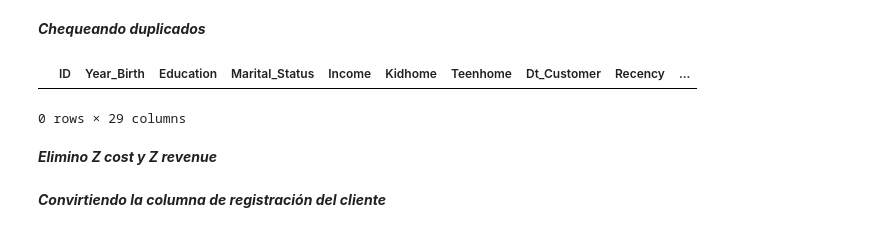
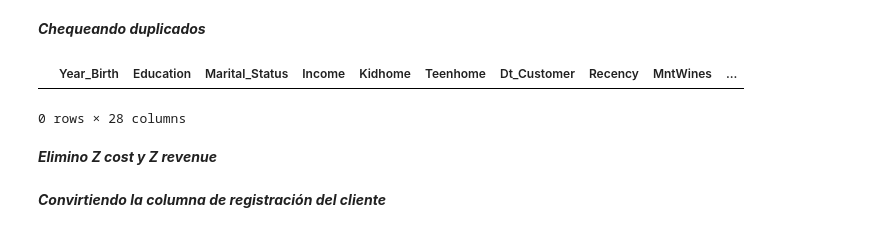
Before and after one commit to franciscosesto/Proyecto-Final-CoderHouse, a Jupyter notebook: Dataset_de_características_del_consumidor.ipynb, the cells around one changed output. Cells and saved outputs as stored; diff of their text form; code cells hidden in the pictures.

```diff
--- a/Dataset_de_características_del_consumidor.ipynb
+++ b/Dataset_de_características_del_consumidor.ipynb
@@ -271,10 +270,10 @@ dtype: bool
 ***Chequeando duplicados***
 # %%
 #Chequeando si existe duplicados
-df[df.duplicated()]
+df[[x for x in df.columns if x != "ID"]][df.duplicated()]
 # %% [output]
-|  | ID | Year_Birth | Education | Marital_Status | Income | Kidhome | Teenhome | Dt_Customer | Recency | ... |
+|  | Year_Birth | Education | Marital_Status | Income | Kidhome | Teenhome | Dt_Customer | Recency | MntWines | ... |
-0 rows × 29 columns
+0 rows × 28 columns
 # %% [markdown]
 ***Elimino Z cost y Z revenue***
 # %%
```
Also changed, not shown: parts of 73 cells of this notebook.
